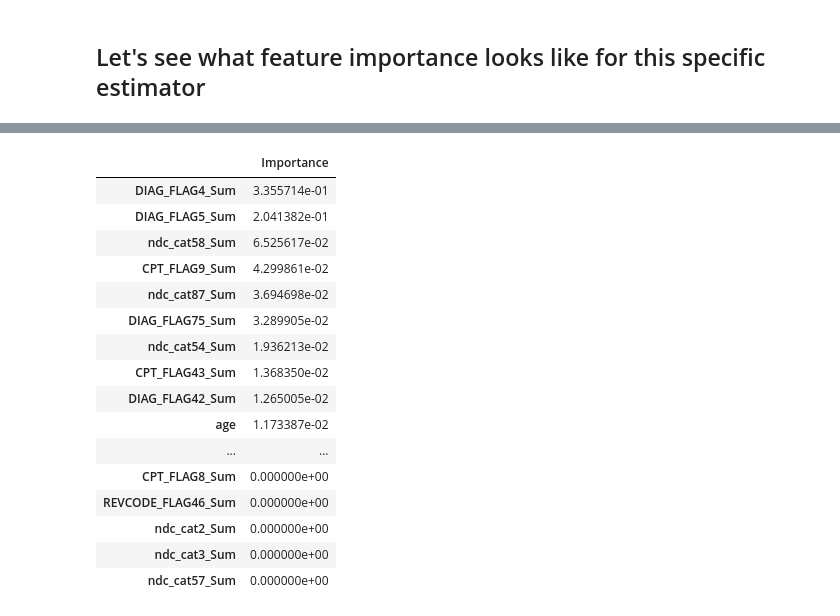
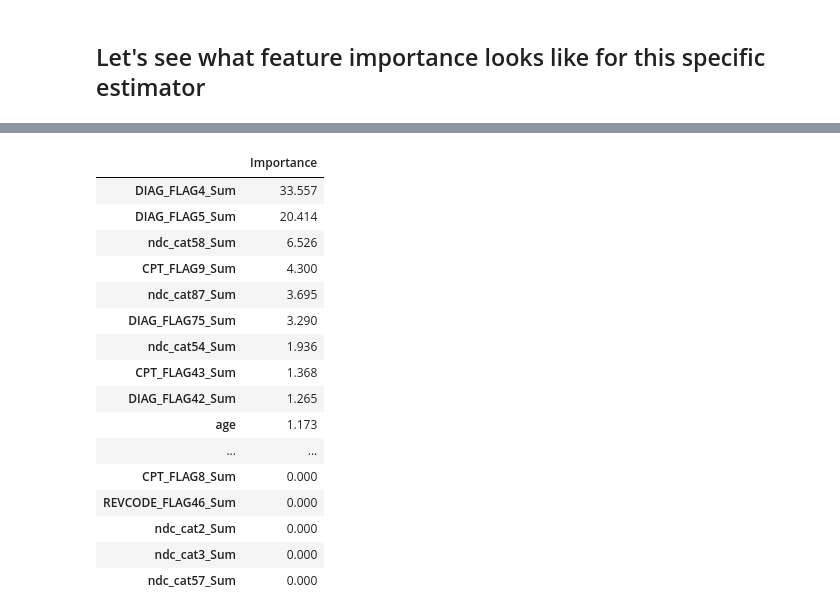
Before and after one commit to milliman/EPI_Machine_Learning, a Jupyter notebook: Large Search Nested Cross Repeated Random Sub-Sampling.ipynb, the cells around one changed output, grey strips where cells are left out. Drawn from its saved outputs; the diff is of its cells as text; code cells hidden in the pictures.

```diff
--- a/Large Search Nested Cross Repeated Random Sub-Sampling.ipynb
+++ b/Large Search Nested Cross Repeated Random Sub-Sampling.ipynb
@@ -238,3 +238,7 @@ dtype: object
 feature_importances = np.array([est.best_estimator_.feature_importances_ for est in nested_cross.estimators_])
 # %%
 feature_importance = np.mean(feature_importances, axis=0)
+# %%
+cc = X_test.columns.values
+cc = np.insert(cc, 109, ['CPT_FLAG44_Sum'])
+len(cc)
@@ -241,21 +281,21 @@ feature_importance = np.mean(feature_importances, axis=0)
 # %%
-importance = pd.DataFrame(feature_importance, index=X_test.columns, columns=['Importance']).sort_values(by='Importance', ascending=False)
-importance
+importance = pd.DataFrame(feature_importance, index=cc, columns=['Importance']).sort_values(by='Importance', ascending=False)
+importance.round(5) * 100
 # %% [output]
 |  | Importance |
-| DIAG_FLAG4_Sum | 3.355714e-01 |
-| DIAG_FLAG5_Sum | 2.041382e-01 |
-| ndc_cat58_Sum | 6.525617e-02 |
-| CPT_FLAG9_Sum | 4.299861e-02 |
-| ndc_cat87_Sum | 3.694698e-02 |
-| DIAG_FLAG75_Sum | 3.289905e-02 |
-| ndc_cat54_Sum | 1.936213e-02 |
-| CPT_FLAG43_Sum | 1.368350e-02 |
-| DIAG_FLAG42_Sum | 1.265005e-02 |
-| age | 1.173387e-02 |
+| DIAG_FLAG4_Sum | 33.557 |
+| DIAG_FLAG5_Sum | 20.414 |
+| ndc_cat58_Sum | 6.526 |
+| CPT_FLAG9_Sum | 4.300 |
+| ndc_cat87_Sum | 3.695 |
+| DIAG_FLAG75_Sum | 3.290 |
+| ndc_cat54_Sum | 1.936 |
+| CPT_FLAG43_Sum | 1.368 |
+| DIAG_FLAG42_Sum | 1.265 |
+| age | 1.173 |
 | ... | ... |
-| CPT_FLAG8_Sum | 0.000000e+00 |
-| REVCODE_FLAG46_Sum | 0.000000e+00 |
-| ndc_cat2_Sum | 0.000000e+00 |
-| ndc_cat3_Sum | 0.000000e+00 |
-| ndc_cat57_Sum | 0.000000e+00 |
+| CPT_FLAG8_Sum | 0.000 |
+| REVCODE_FLAG46_Sum | 0.000 |
+| ndc_cat2_Sum | 0.000 |
+| ndc_cat3_Sum | 0.000 |
+| ndc_cat57_Sum | 0.000 |
```
Also changed, not shown: parts of 4 cells of this notebook, 3 other files.
